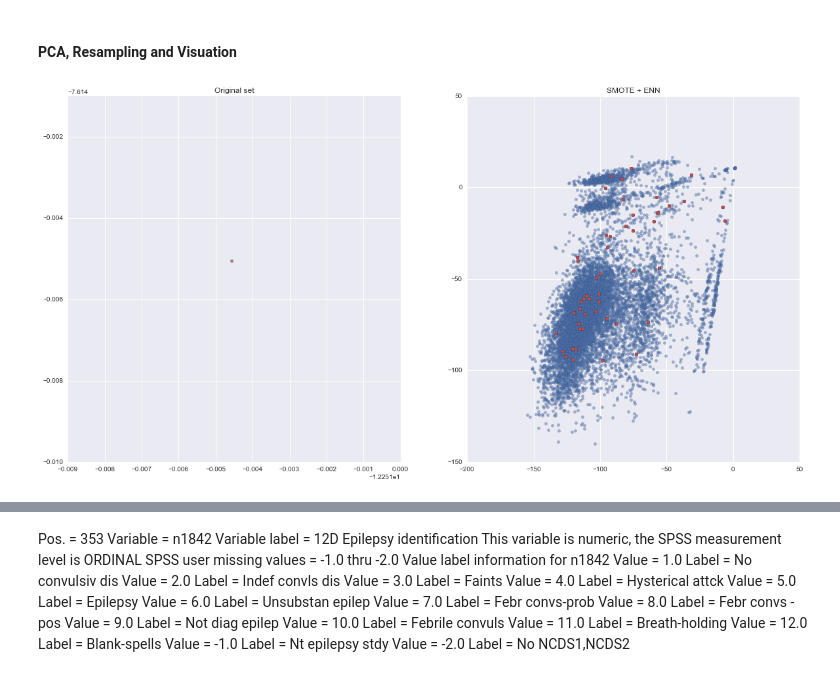
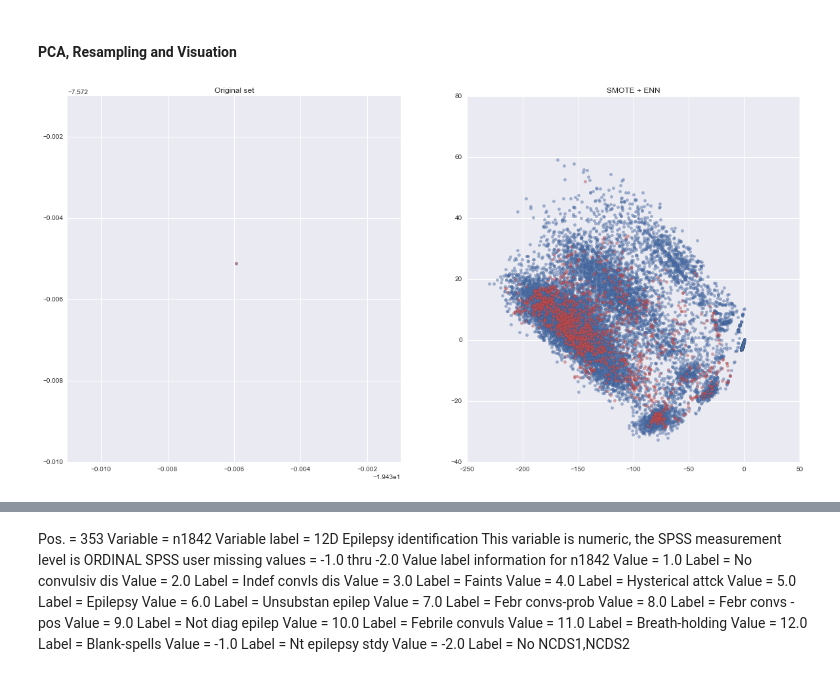
Before and after one commit to SJSBowley/Team6_Kela, a Jupyter notebook: Project.ipynb, the cells around one changed output, grey strips where cells are left out. Cells and saved outputs as stored; diff of their text form; code cells hidden in the pictures.

```diff
--- a/Project.ipynb
+++ b/Project.ipynb
@@ -441,4 +439,2 @@ data_main_mapped.shape
 # %% [markdown]
 ### Dropping the features used to build my predictors
-# %%
-data_main_mapped.drop('0 Illness noted in PMS-MC 2:3', axis=1 , inplace=True)
@@ -504,3 +441,36 @@ Drop done
+# %%
+data_main_mapped.drop(['0 Illness noted in PMS-MC 1:3','0 illness noted in pms-mc 2:3',
+                       '0 illness noted in pms-mc 3:3',
+                       '1p fit or convulsion in 1st year of life', '1p fit or convulsion after 1st year',
+                       '1m reason for special education mc1:3', '1m reason for special education mc2:3',
+                       '1m reason for special education mc3:3', '2p age at most recent epilepsy attack',
+                       '2p age at 1st epilepsy attack', '2m has child ever had convulsions',
+                       '2m reason for special education - mc2:3', '2m reason for special education - mc3:3',
+                       '2p has child had epilepsy attacks-mc 1:3', '2p has child had epilepsy attacks-mc 2:3',
+                       '2p has child had epilepsy attacks-mc 3:3', '2p reason for absence from school-mc 1:5',
+                       '2p reason for absence from school-mc 2:5', '2p reason for absence from school-mc 3:5',
+                       '2p reason for absence from school-mc 4:5', '2p reason for absence from school-mc 5:5',
+                       '2p reason for prescription  m:c 1-2', '2p reason for prescription  m:c 2-2',
+                       '2p ever seen specialist-convulsions,fits', "3m category of child's handicap mc1:3",
+                       "3m category of child's handicap mc2:3", "3m category of child's handicap mc3:3",
+                       '3p nature of child-s disability-mc 1:5', '3p nature of child-s disability-mc 2:5',
+                       '3p nature of child-s disability-mc 3:5', '3p nature of child-s disability-mc 4:5',
+                       '3p nature of child-s disability-mc 5:5', '3m reason for hosp admiss last 12 mnths',
+                       '3m reason hosp outpatient last yr', '3m epilepsy',
+                       '3p reason for absence from school-mc 1:6', '3p reason for absence from school-mc 2:6',
+                       '3p reason for absence from school-mc 3:6', '3p reason for absence from school-mc 4:6',
+                       '3p reason for absence from school-mc 5:6', '3p reason for absence from school-mc 6:6',
+                       '3p hospital admissions,general-mc 1:4', '3p hospital admissions,general-mc 2:4',
+                       '3p hospital admissions,general-mc 3:4', '3p hospital admissions,general-mc 4:4',
+                       '3p hosp outpatient,diagnosed cond-mc 1:6', '3p hosp outpatient,diagnosed cond-mc 2:6',
+                       '3p hosp outpatient,diagnosed cond-mc 3:6', '3p hosp outpatient,diagnosed cond-mc 4:6',
+                       '3p hosp outpatient,diagnosed cond-mc 5:6', '3p hosp outpatient,diagnosed cond-mc 6:6',
+                       '3p convulsions,fits-unconsciousness', '3p when convulsions,fits 1st occured',
+                       '3p convulsions-most recent occurrence', #'3p convulsions-most recent occurrence',
+                       '12d epilepsy identification', '2p age at most recent epilepsy attack',
+                       #'2p age at 1st epilepsy attack',
+                       '3p convulsions,fits-unconsciousness', '2p age at 1st epilepsy attack',
+                       '1p fit or convulsion in 1st year of life'], axis=1, inplace=True)
 # %% [markdown]
 ### Data exploration
 # %%
@@ -798,5 +768,7 @@ epilepsy_response.head()
 X_train = data_main_mapped.copy()
 # the response variables
 y_1 = epilepsy_response['seizure']
-y_2 = epilepsy_response['epilepsy']
+#y_2 = epilepsy_response['epilepsy']
+y_2 = [0 if x==0 else 1 if (x==1 and y==1) else 2 if (x==1 and y==0) else 9 for\
+                                             x, y in zip(epilepsy_response.seizure,epilepsy_response.epilepsy)]
 # %%
@@ -874,7 +842,7 @@ from sklearn.ensemble import ExtraTreesClassifier
 forest = ExtraTreesClassifier(n_estimators=250,
                               random_state=7)
 
-forest.fit(X_train_2.values, list(y_2.values))
+forest.fit(X_train_2.values, y_2)
 #importances = forest.feature_importances_
 
 feature_importances = zip(X_train_2.columns, forest.feature_importances_)
@@ -1045,32 +1015,32 @@ palette = sns.color_palette()
 # Instanciate a PCA object for the sake of easy visualisation
 pca = PCA(n_components=3)
 # Fit and transform x to visualise inside a 2D feature space
 X_vis = pca.fit_transform(X_train_2_pre)
 
 # Apply SMOTE + ENN
-sm = RandomOverSampler(0.1)
+sm = SMOTEENN(0.1)
 X_resampled, y_resampled = sm.fit_sample(X_train_2.values, list(y_2.values))
 X_res_vis = pca.transform(X_resampled)
 
 #fig = plt.figure(figsize=(15, 5))
 # Two subplots, unpack the axes array immediately
 #f, (ax1, ax2) = plt.subplots(1, 2, projection='3d')
 fig, ((ax1, ax2)) =  plt.subplots(1, 2, figsize=(20, 10))
 ax1.scatter(X_vis[y == 0, 0], X_vis[y == 0, 1], label="Class #0", alpha=0.5,
             edgecolor=almost_black, facecolor=palette[0], linewidth=0.15)
 ax1.scatter(X_vis[y == 1, 0], X_vis[y == 1, 1], label="Class #1", alpha=0.5,
             edgecolor=almost_black, facecolor=palette[2], linewidth=0.15)
 ax1.set_title('Original set')
 
 
 ax2.scatter(X_res_vis[y_resampled == 0, 0], X_res_vis[y_resampled == 0, 1],
             label="Class #0", alpha=.5, edgecolor=almost_black,
             facecolor=palette[0], linewidth=0.15)
 ax2.scatter(X_res_vis[y_resampled == 1, 0], X_res_vis[y_resampled == 1, 1],
             label="Class #1", alpha=.5, edgecolor=almost_black,
             facecolor=palette[2], linewidth=0.15)
 ax2.set_title('SMOTE + ENN')
 
 plt.show()
 # %% [output]
-[figure, old version]
+[figure, new version]
```
Also changed, not shown: parts of 19 cells of this notebook.
